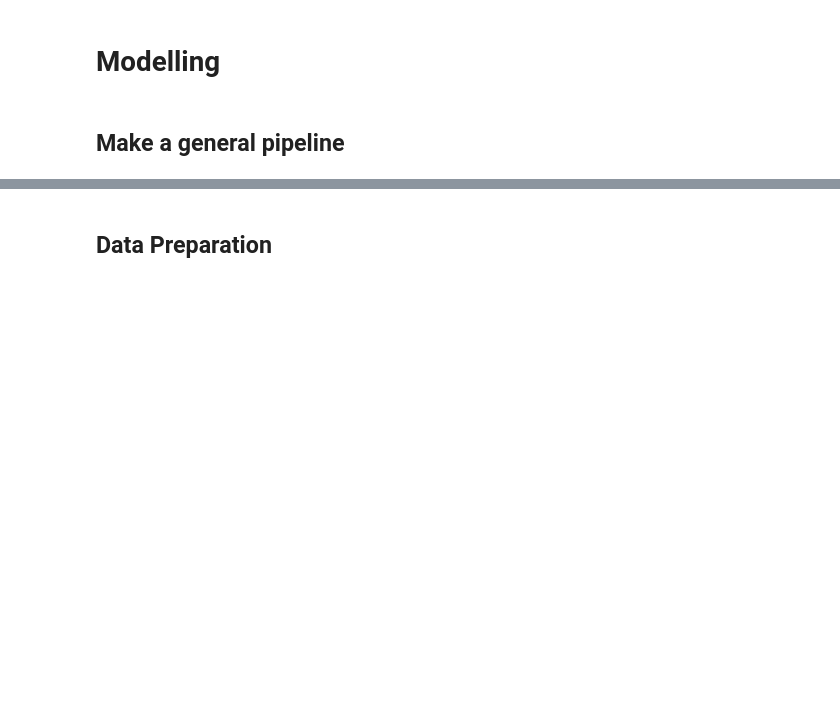
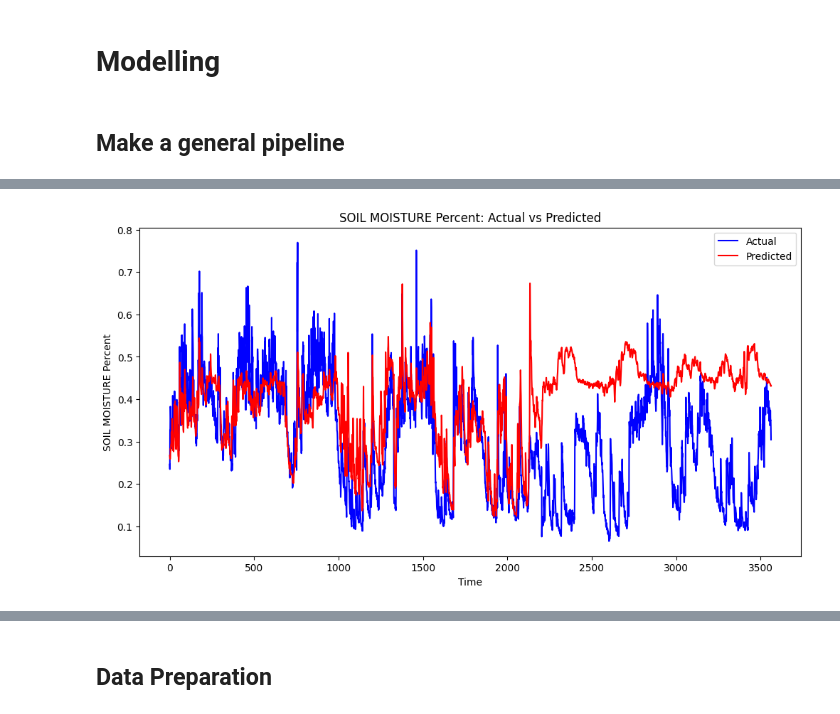
Before and after one commit to top-data/Soil_moisture, a Jupyter notebook: sm_cosmoz_inputs.ipynb, the cells around one changed output, grey strips where cells are left out. Cells and saved outputs as stored; diff of their text form; code cells hidden in the pictures; blank space fills up the shorter version.

```diff
--- a/sm_cosmoz_inputs.ipynb
+++ b/sm_cosmoz_inputs.ipynb
@@ -459,0 +646,80 @@ Percentage of zeros in 'precipitation': 84.76%
+# %%
+import pandas as pd
+import numpy as np
+from sklearn.pipeline import Pipeline
+from sklearn.impute import SimpleImputer
+from sklearn.preprocessing import StandardScaler
+from sklearn.model_selection import train_test_split
+from keras.models import Sequential
+from keras.layers import LSTM, Dense, Dropout
+import matplotlib.pyplot as plt
+
+# Load dataset
+final_merged = pd.read_csv("/content/drive/MyDrive/SoilMoisture/cosmoz/merged_sat_in_situ_data.csv")
+final_merged['date'] = pd.to_datetime(final_merged['date'])
+final_merged.set_index('date', inplace=True)
+final_merged.dropna(subset=['SOIL_MOISTURE_percent'], inplace=True)
+
+# Dropping 'precipitation' due to high missing values
+final_merged.drop(columns=['precipitation'], inplace=True)
+
+# Defining feature sets and target
+X = final_merged[['sm_profile', 'sm_profile_wetness', 'sm_rootzone', 'sm_rootzone_wetness',
+                   'sm_surface', 'sm_surface_wetness', 'soil_temp_layer1', 'soil_temp_layer2',
+                   'soil_temp_layer3', 'soil_temp_layer4', 'soil_temp_layer5', 'soil_temp_layer6',
+                   'surface_temp', 'hnd', 'upa', 'elevation']]
+y = final_merged['SOIL_MOISTURE_percent']
+
+# Handle missing values via interpolation
+X = X.interpolate(method='linear').fillna(method='bfill').fillna(method='ffill')
+
+# Create a pipeline for imputation and scaling
+pipeline = Pipeline([
+    ('imputer', SimpleImputer(strategy='mean')),
+    ('scaler', StandardScaler())
+])
+
+# Transform the features
+X_scaled = pipeline.fit_transform(X)
+
+# Prepare the data for LSTM
+def create_dataset(X, y, time_step=1):
+    Xs, ys = [], []
+    for i in range(len(X) - time_step):
+        Xs.append(X[i:(i + time_step), :])
+        ys.append(y[i + time_step])
+    return np.array(Xs), np.array(ys)
+
+# Set the time step (for 1 week)
+time_step = 7  # You can adjust this as necessary
+X_lstm, y_lstm = create_dataset(X_scaled, y.values, time_step)
+
+# Split the dataset into training and test sets
+X_train, X_test, y_train, y_test = train_test_split(X_lstm, y_lstm, test_size=0.2, shuffle=False)
+
+# Build the LSTM model
+model = Sequential()
+model.add(LSTM(64, return_sequences=True, input_shape=(X_train.shape[1], X_train.shape[2])))
+model.add(Dropout(0.2))
+model.add(LSTM(32))
+model.add(Dropout(0.2))
+model.add(Dense(1))
+
+model.compile(optimizer='adam', loss='mean_squared_error')
+
+# Train the model
+history = model.fit(X_train, y_train, epochs=50, batch_size=32, validation_data=(X_test, y_test), verbose=1)
+
+# Make predictions
+y_pred = model.predict(X_test)
+
+# Plotting predictions vs actual values
+plt.figure(figsize=(12, 6))
+plt.plot(y_test, label='Actual', color='blue')
+plt.plot(y_pred, label='Predicted', color='red')
+plt.title('SOIL MOISTURE Percent: Actual vs Predicted')
+plt.xlabel('Time')
+plt.ylabel('SOIL MOISTURE Percent')
+plt.legend()
+plt.show()
+# %% [output]
@@ -459,0 +743 @@ Percentage of zeros in 'precipitation': 84.76%
+[figure, added]
```
Also changed, not shown: parts of 14 cells of this notebook.
